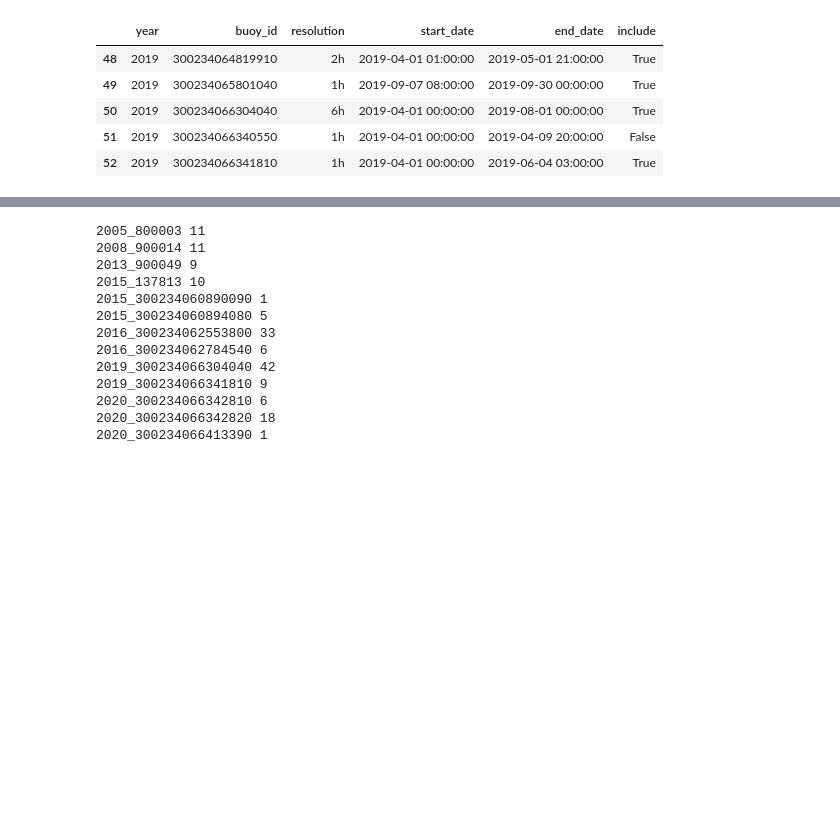
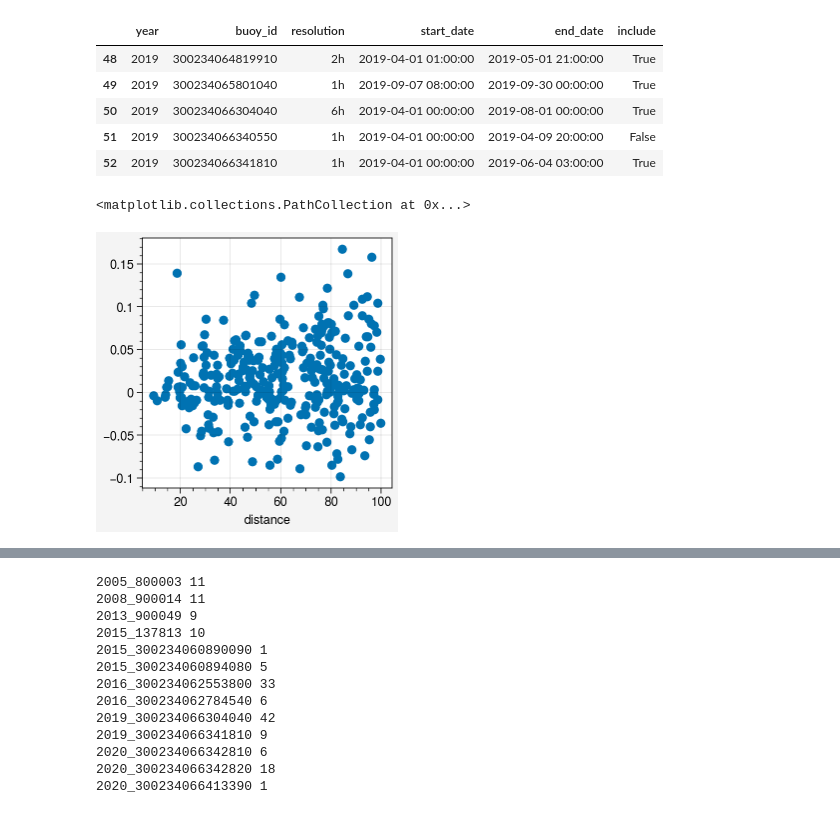
Before and after one commit to danielmwatkins/miz_scales_of_motion, a Jupyter notebook: notebooks/visualize_ice_motion.ipynb, the cells around one changed output, grey strips where cells are left out. Saved outputs shown, nothing was run; the diff lists cells and outputs as text; code cells hidden in the pictures; blank space fills up the shorter version.

```diff
--- a/notebooks/visualize_ice_motion.ipynb
+++ b/notebooks/visualize_ice_motion.ipynb
@@ -489,0 +499,6 @@ for idx in [50]: #iabp_meta.index:
+# %%
+fig, ax = uplt.subplots()
+ax.scatter(results[buoy_id].distance/1e3, results[buoy_id].iabp_u - results[buoy_id].u_stere,)
+# %% [output]
+<matplotlib.collections.PathCollection at 0x...>
+[figure, added]
```
Also changed, not shown: parts of 15 cells of this notebook, 46 other files.
